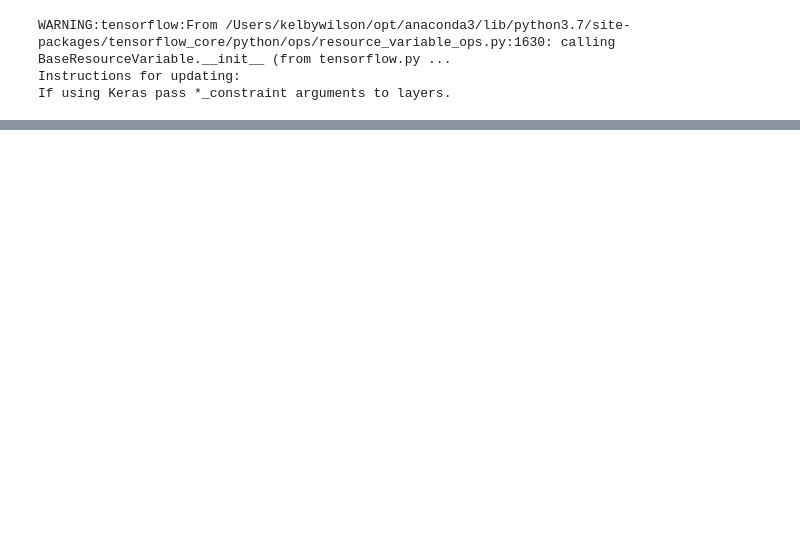
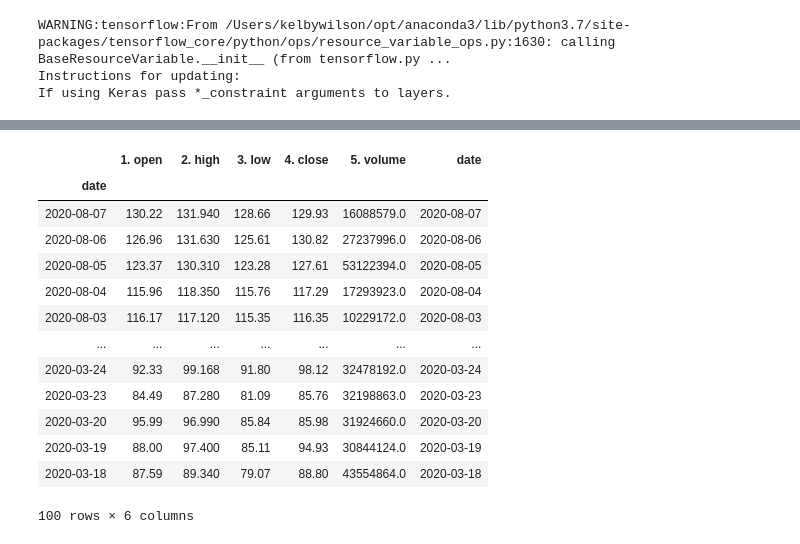
Before and after one commit to joemiller4500/ML_Project, a Jupyter notebook: Disney_output/DIS_predictions.ipynb, the cells around one changed output, grey strips where cells are left out. Saved outputs shown, nothing was run; the diff lists cells and outputs as text; code cells hidden in the pictures; blank space fills up the shorter version.

```diff
--- a/Disney_output/DIS_predictions.ipynb
+++ b/Disney_output/DIS_predictions.ipynb
@@ -1,7 +1,8 @@
 # %%
+# Disney - Stock market abbreviation: DIS
+# Import Dependencies
 import numpy as np
 import pandas as pd
 import matplotlib.pyplot as plt
 from alpha_vantage.timeseries import TimeSeries
-import matplotlib.pyplot as plt
-ts = TimeSeries(key='2J2BP2H90CUIBWSJ',output_format='pandas')
+ts = TimeSeries(key='your_API_key_here',output_format='pandas')
@@ -114 +152,5 @@ Epoch 50/50
 <tensorflow.python.keras.callbacks.History at 0x...>
+# %%
+# Pull in recent stock data to test the prediction model against - last 100 days of data
+DIS_data2, metadata=ts.get_daily('DIS',outputsize='compact')
+DIS_data2.describe()
@@ -114,0 +169,19 @@ Epoch 50/50
+# %%
+DIS_data2['date'] = DIS_data2.index
+# %%
+DIS_data2
+# %% [output]
+|  | 1. open | 2. high | 3. low | 4. close | 5. volume | date |
+| date |  |  |  |  |  |  |
+| 2020-08-07 | 130.22 | 131.940 | 128.66 | 129.93 | 16088579.0 | 2020-08-07 |
+| 2020-08-06 | 126.96 | 131.630 | 125.61 | 130.82 | 27237996.0 | 2020-08-06 |
+| 2020-08-05 | 123.37 | 130.310 | 123.28 | 127.61 | 53122394.0 | 2020-08-05 |
+| 2020-08-04 | 115.96 | 118.350 | 115.76 | 117.29 | 17293923.0 | 2020-08-04 |
+| 2020-08-03 | 116.17 | 117.120 | 115.35 | 116.35 | 10229172.0 | 2020-08-03 |
+| ... | ... | ... | ... | ... | ... | ... |
+| 2020-03-24 | 92.33 | 99.168 | 91.80 | 98.12 | 32478192.0 | 2020-03-24 |
+| 2020-03-23 | 84.49 | 87.280 | 81.09 | 85.76 | 32198863.0 | 2020-03-23 |
+| 2020-03-20 | 95.99 | 96.990 | 85.84 | 85.98 | 31924660.0 | 2020-03-20 |
+| 2020-03-19 | 88.00 | 97.400 | 85.11 | 94.93 | 30844124.0 | 2020-03-19 |
+| 2020-03-18 | 87.59 | 89.340 | 79.07 | 88.80 | 43554864.0 | 2020-03-18 |
+100 rows × 6 columns
```
Also changed, not shown: parts of 40 cells of this notebook, 2 other files.
